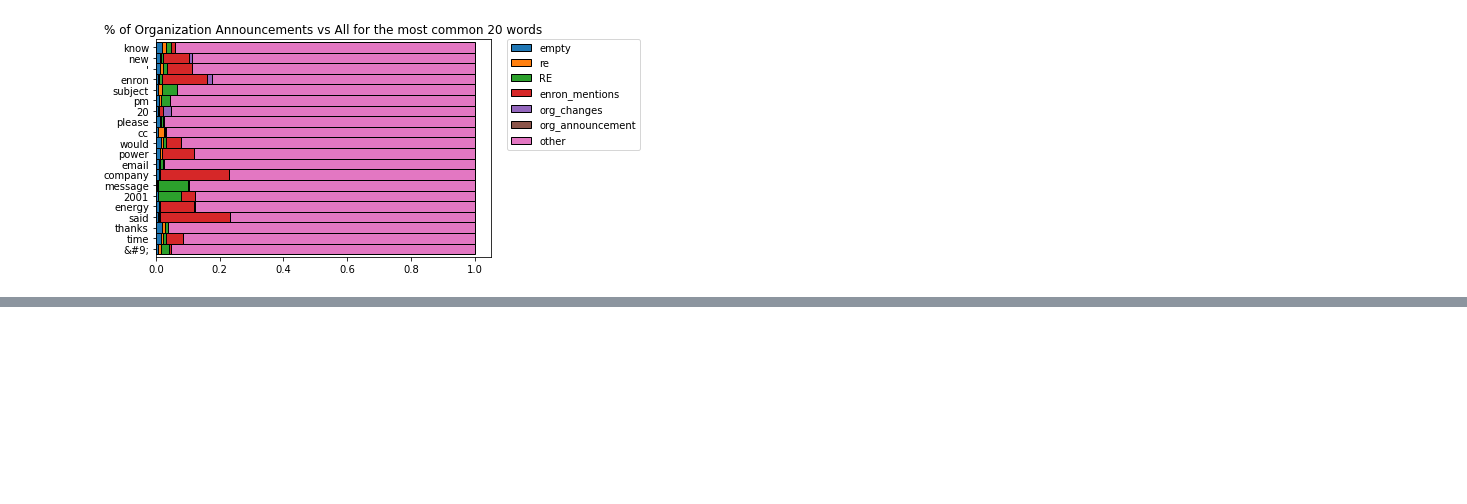
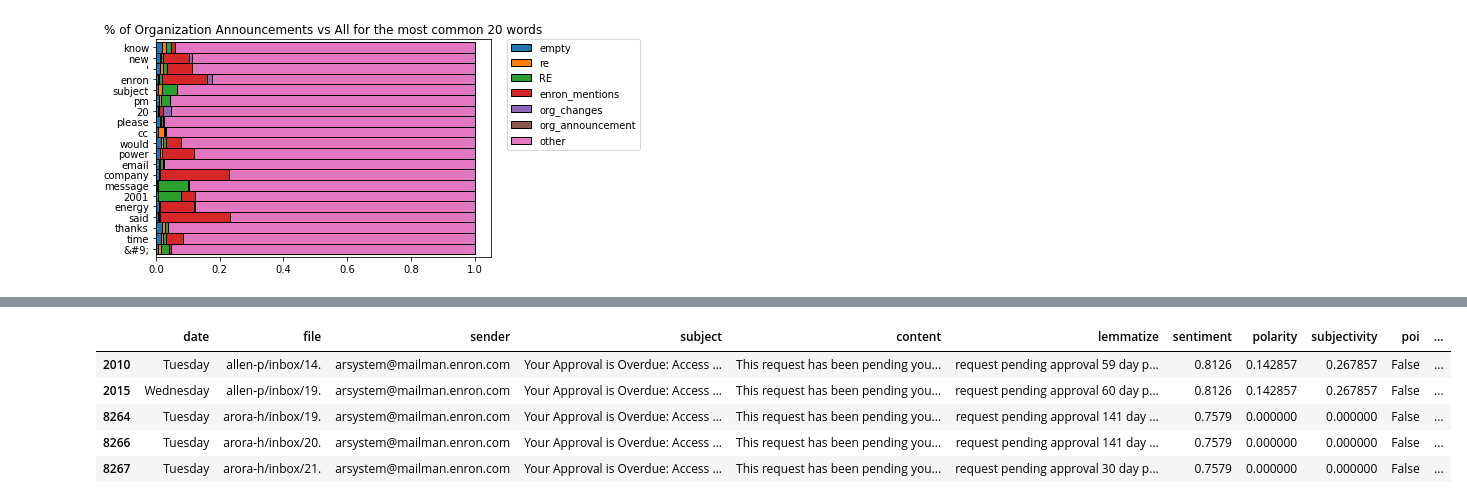
Before and after one commit to Enron-Discussion-NLP/Capstone, a Jupyter notebook: 00_Paige/topic_explore.ipynb, the cells around one changed output, grey strips where cells are left out. Cells and saved outputs as stored; diff of their text form; code cells hidden in the pictures; blank space fills up the shorter version.

```diff
--- a/00_Paige/topic_explore.ipynb
+++ b/00_Paige/topic_explore.ipynb
@@ -259,0 +301,9 @@ plt.legend(bbox_to_anchor=(1.05, 1), loc='upper left', borderaxespad=0);
+# %%
+df2.head()
+# %% [output]
+|  | date | file | sender | subject | content | lemmatize | sentiment | polarity | subjectivity | poi | ... |
+| 2010 | Tuesday | allen-p/inbox/14. | arsystem@mailman.enron.com | Your Approval is Overdue: Access ... | This request has been pending you... | request pending approval 59 day p... | 0.8126 | 0.142857 | 0.267857 | False | ... |
+| 2015 | Wednesday | allen-p/inbox/19. | arsystem@mailman.enron.com | Your Approval is Overdue: Access ... | This request has been pending you... | request pending approval 60 day p... | 0.8126 | 0.142857 | 0.267857 | False | ... |
+| 8264 | Tuesday | arora-h/inbox/19. | arsystem@mailman.enron.com | Your Approval is Overdue: Access ... | This request has been pending you... | request pending approval 141 day ... | 0.7579 | 0.000000 | 0.000000 | False | ... |
+| 8266 | Tuesday | arora-h/inbox/20. | arsystem@mailman.enron.com | Your Approval is Overdue: Access ... | This request has been pending you... | request pending approval 141 day ... | 0.7579 | 0.000000 | 0.000000 | False | ... |
+| 8267 | Tuesday | arora-h/inbox/21. | arsystem@mailman.enron.com | Your Approval is Overdue: Access ... | This request has been pending you... | request pending approval 30 day p... | 0.7579 | 0.000000 | 0.000000 | False | ... |
```
Also changed, not shown: parts of 25 cells of this notebook.
